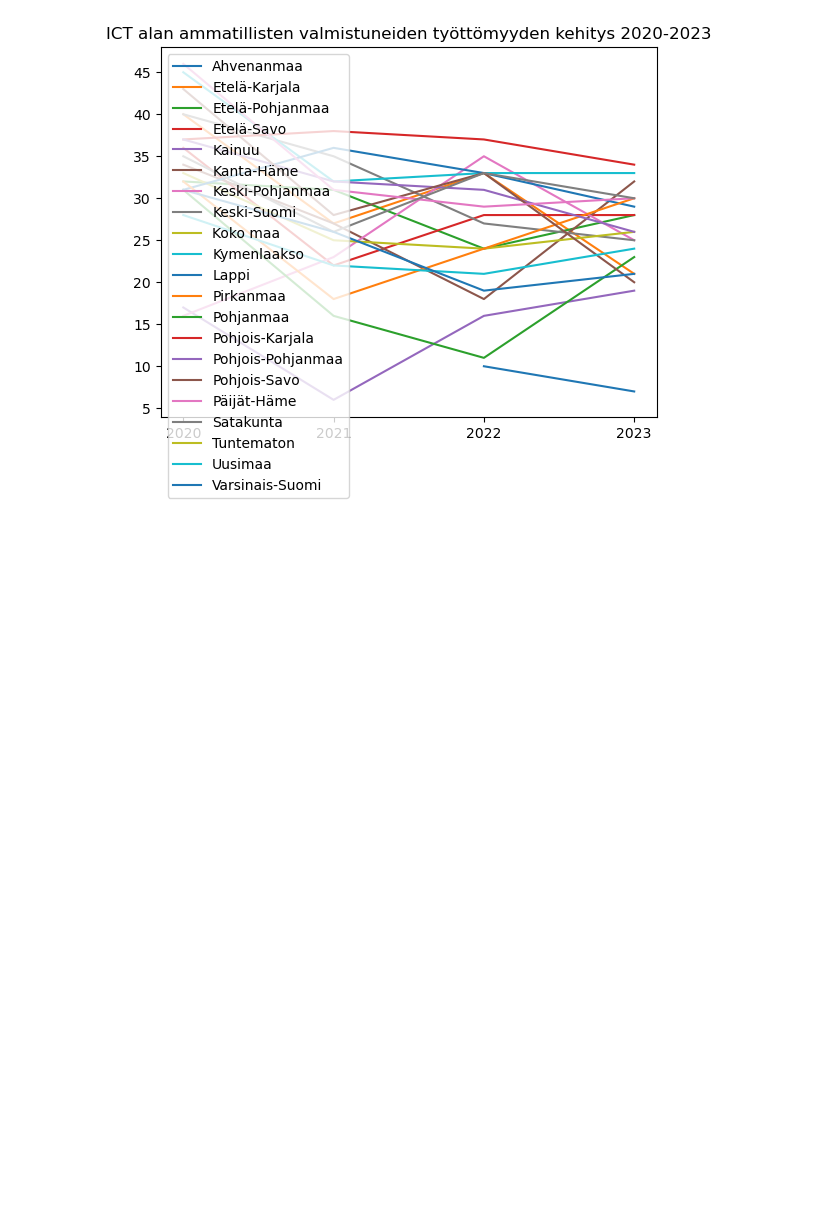
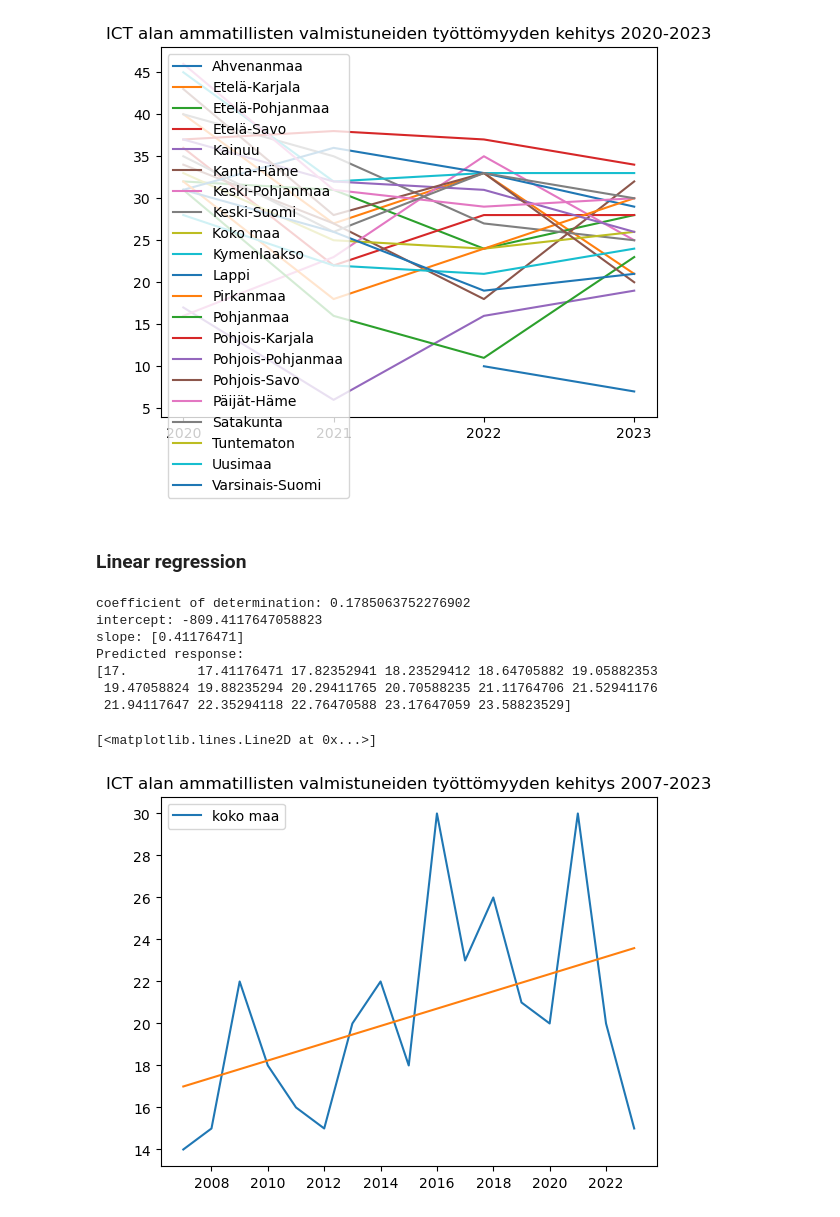
Before and after one commit to otredu/datatie, a Jupyter notebook: datatie_viikko_2.ipynb, the cells around one changed output. Drawn from its saved outputs; the diff is of its cells as text; code cells hidden in the pictures; blank space fills up the shorter version.

```diff
--- a/datatie_viikko_2.ipynb
+++ b/datatie_viikko_2.ipynb
@@ -121,8 +110,9 @@ First we need to filter data to get only one region and all genders. The datatyp
 # %%
+col_unemployed_after_one_year='Työttömät vuosi valmistumisen jälkeen (%)'
 df_filtered =  df_selected[(df_selected["Asuinmaakunta"]=='Pirkanmaa') & (df_selected["Sukupuoli"]=='Sukupuolet yhteensä')]
-df_filtered['Työttömät vuosi valmistumisen jälkeen (%)']=df_filtered['Työttömät vuosi valmistumisen jälkeen (%)'].astype('int')
+df_filtered[col_unemployed_after_one_year]=df_filtered[col_unemployed_after_one_year].astype('int')
 df_filtered['Vuosi']=df_filtered['Vuosi'].astype('string')
-plt.plot(df_filtered['Vuosi'], df_filtered['Työttömät vuosi valmistumisen jälkeen (%)'])
+plt.plot(df_filtered['Vuosi'], df_filtered[col_unemployed_after_one_year])
 plt.title('ICT alan ammatillisten valmistuneiden työttömyyden kehitys 2020-2023, Pirkanmaa')
 # %% [output]
 A value is trying to be set on a copy of a slice from a DataFrame.
@@ -174,3 +165,48 @@ plt.title('ICT alan ammatillisten valmistuneiden työttömyyden kehitys 2020-202
 # %% [output]
 Text(0.5, 1.0, 'ICT alan ammatillisten valmistuneiden työttömyyden kehitys 2020-2023')
 [figure]
+# %% [markdown]
+### Linear regression
+# %%
+# load data
+if os.path.exists('./csv/tivi_2007_2023.csv'):
+   df_long =  pd.read_csv('./csv/tivi_2007_2023.csv', encoding='ISO-8859-1', delimiter=';', engine='python', skiprows=2)
+
+df_long[col_unemployed_after_one_year]=df_long[col_unemployed_after_one_year].astype('float')
+df_long['Vuosi']=df_long['Vuosi'].astype('int')
+
+plt.plot(df_long['Vuosi'], df_long[col_unemployed_after_one_year], label='koko maa')
+
+plt.legend()
+plt.title('ICT alan ammatillisten valmistuneiden työttömyyden kehitys 2007-2023')
+
+lr = linear_model.LinearRegression()
+X = np.array(df_long['Vuosi']).reshape((-1, 1))
+y = np.array(df_long[col_unemployed_after_one_year])
+
+model = lr.fit(X, y)
+model.score(X, y)
+
+# The following section will get results by interpreting the created instance:
+# Obtain the coefficient of determination by calling the model with the score() function, then print the coefficient:
+r_sq = model.score(X, y)
+print('coefficient of determination:', r_sq)
+# Print the Intercept:
+print('intercept:', model.intercept_)
+# Print the Slope:
+print('slope:', model.coef_)
+# Predict a Response and print it:
+y_pred = model.predict(X)
+print('Predicted response:', y_pred, sep='\n')
+
+plt.plot(df_long['Vuosi'], y_pred)
+# %% [output]
+coefficient of determination: 0.1785063752276902
+intercept: -809.4117647058823
+slope: [0.41176471]
+Predicted response:
+[17.         17.41176471 17.82352941 18.23529412 18.64705882 19.05882353
+ 19.47058824 19.88235294 20.29411765 20.70588235 21.11764706 21.52941176
+ 21.94117647 22.35294118 22.76470588 23.17647059 23.58823529]
+[<matplotlib.lines.Line2D at 0x...>]
+[figure, added]
```
Also changed, not shown: parts of 16 cells of this notebook, 4 other files.
